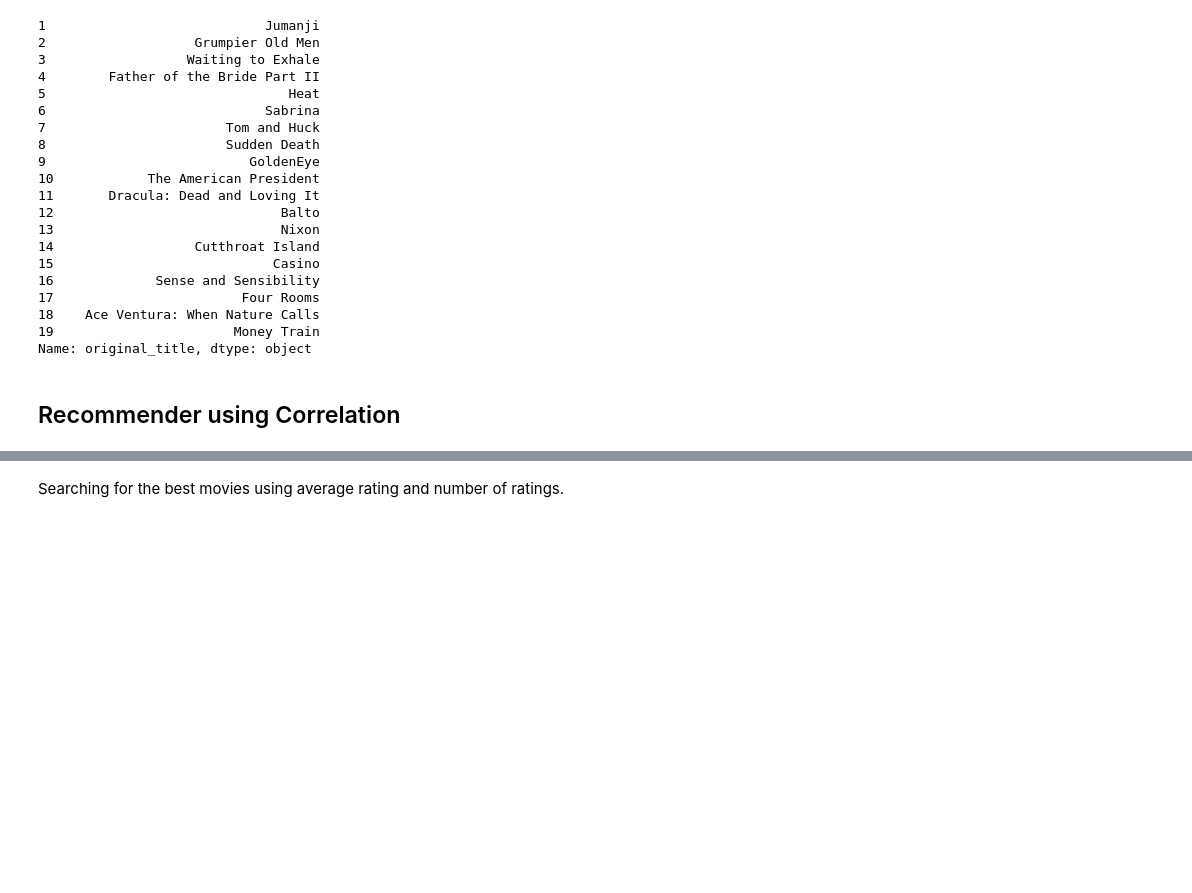
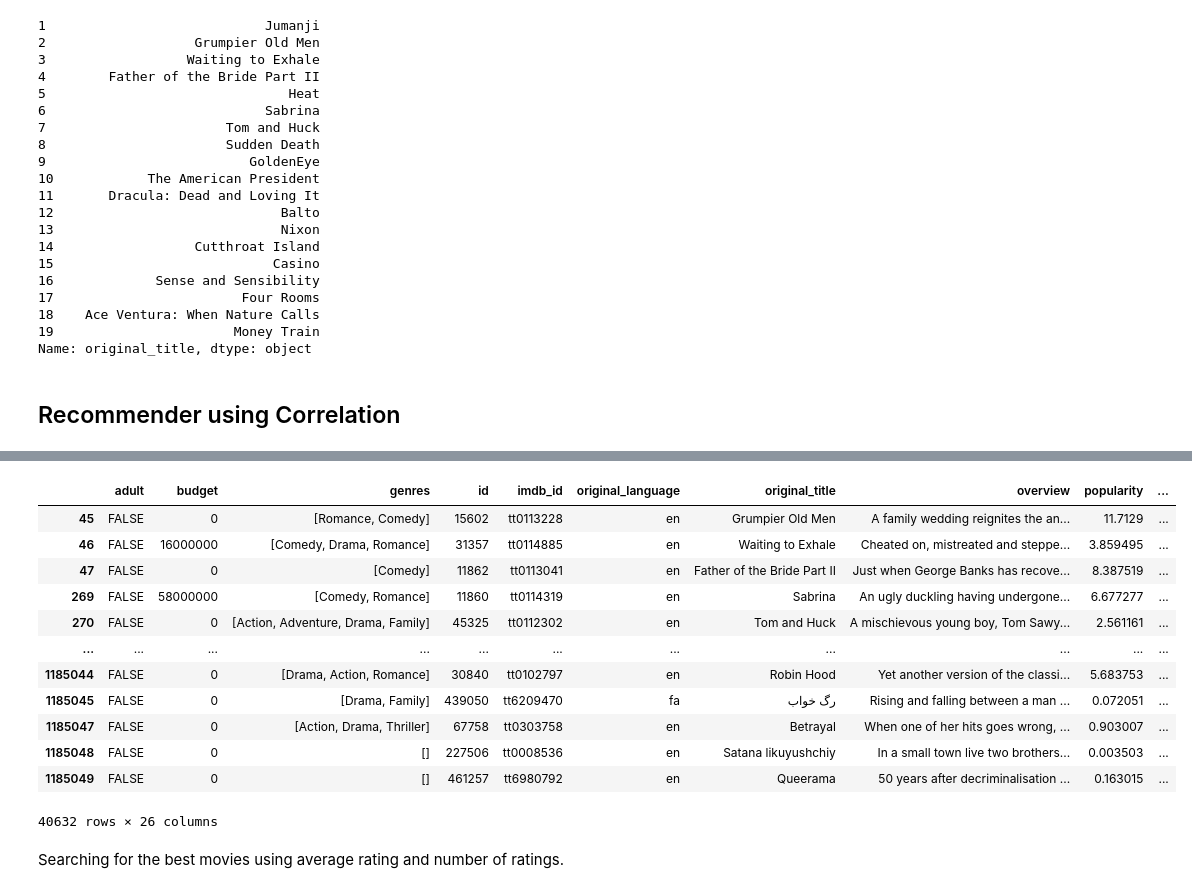
Before and after one commit to sathwikkes/Movie-Recommender-System, a Jupyter notebook: notebooks/3-RecommenderSystems.ipynb, the cells around one changed output, grey strips where cells are left out. Saved outputs shown, nothing was run; the diff lists cells and outputs as text; code cells hidden in the pictures; blank space fills up the shorter version.

```diff
--- a/notebooks/3-RecommenderSystems.ipynb
+++ b/notebooks/3-RecommenderSystems.ipynb
@@ -233,3 +267,19 @@ memory usage: 231.4+ MB
+# %%
+ratings[ratings.rating.isnull()]
+# %% [output]
+|  | adult | budget | genres | id | imdb_id | original_language | original_title | overview | popularity | ... |
+| 45 | FALSE | 0 | [Romance, Comedy] | 15602 | tt0113228 | en | Grumpier Old Men | A family wedding reignites the an... | 11.7129 | ... |
+| 46 | FALSE | 16000000 | [Comedy, Drama, Romance] | 31357 | tt0114885 | en | Waiting to Exhale | Cheated on, mistreated and steppe... | 3.859495 | ... |
+| 47 | FALSE | 0 | [Comedy] | 11862 | tt0113041 | en | Father of the Bride Part II | Just when George Banks has recove... | 8.387519 | ... |
+| 269 | FALSE | 58000000 | [Comedy, Romance] | 11860 | tt0114319 | en | Sabrina | An ugly duckling having undergone... | 6.677277 | ... |
+| 270 | FALSE | 0 | [Action, Adventure, Drama, Family] | 45325 | tt0112302 | en | Tom and Huck | A mischievous young boy, Tom Sawy... | 2.561161 | ... |
+| ... | ... | ... | ... | ... | ... | ... | ... | ... | ... | ... |
+| 1185044 | FALSE | 0 | [Drama, Action, Romance] | 30840 | tt0102797 | en | Robin Hood | Yet another version of the classi... | 5.683753 | ... |
+| 1185045 | FALSE | 0 | [Drama, Family] | 439050 | tt6209470 | fa | رگ خواب | Rising and falling between a man ... | 0.072051 | ... |
+| 1185047 | FALSE | 0 | [Action, Drama, Thriller] | 67758 | tt0303758 | en | Betrayal | When one of her hits goes wrong, ... | 0.903007 | ... |
+| 1185048 | FALSE | 0 | [] | 227506 | tt0008536 | en | Satana likuyushchiy | In a small town live two brothers... | 0.003503 | ... |
+| 1185049 | FALSE | 0 | [] | 461257 | tt6980792 | en | Queerama | 50 years after decriminalisation ... | 0.163015 | ... |
+40632 rows × 26 columns
 # %% [markdown]
 Searching for the best movies using average rating and number of ratings.
 # %%
```
Also changed, not shown: parts of 40 cells of this notebook, 1 other file.
